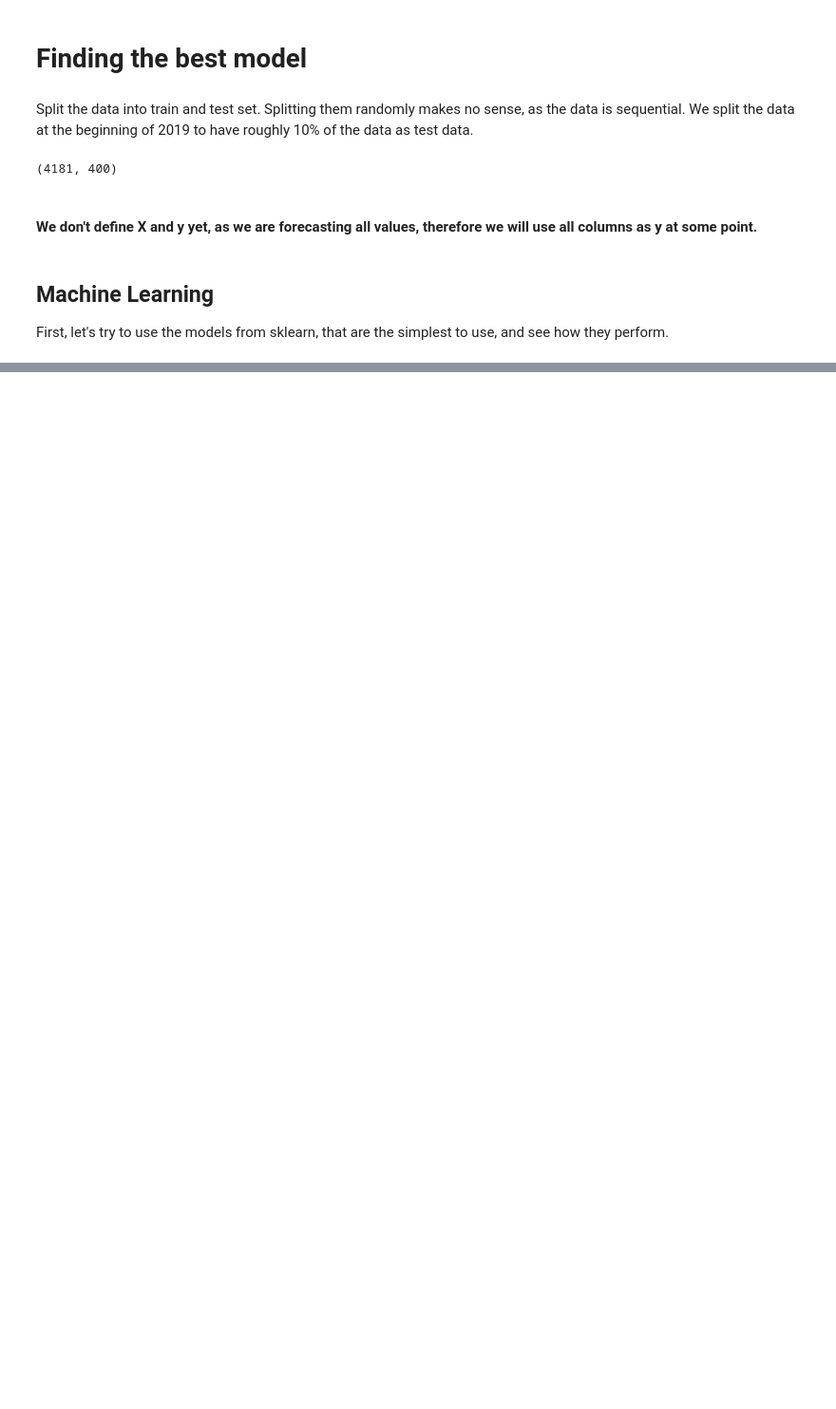
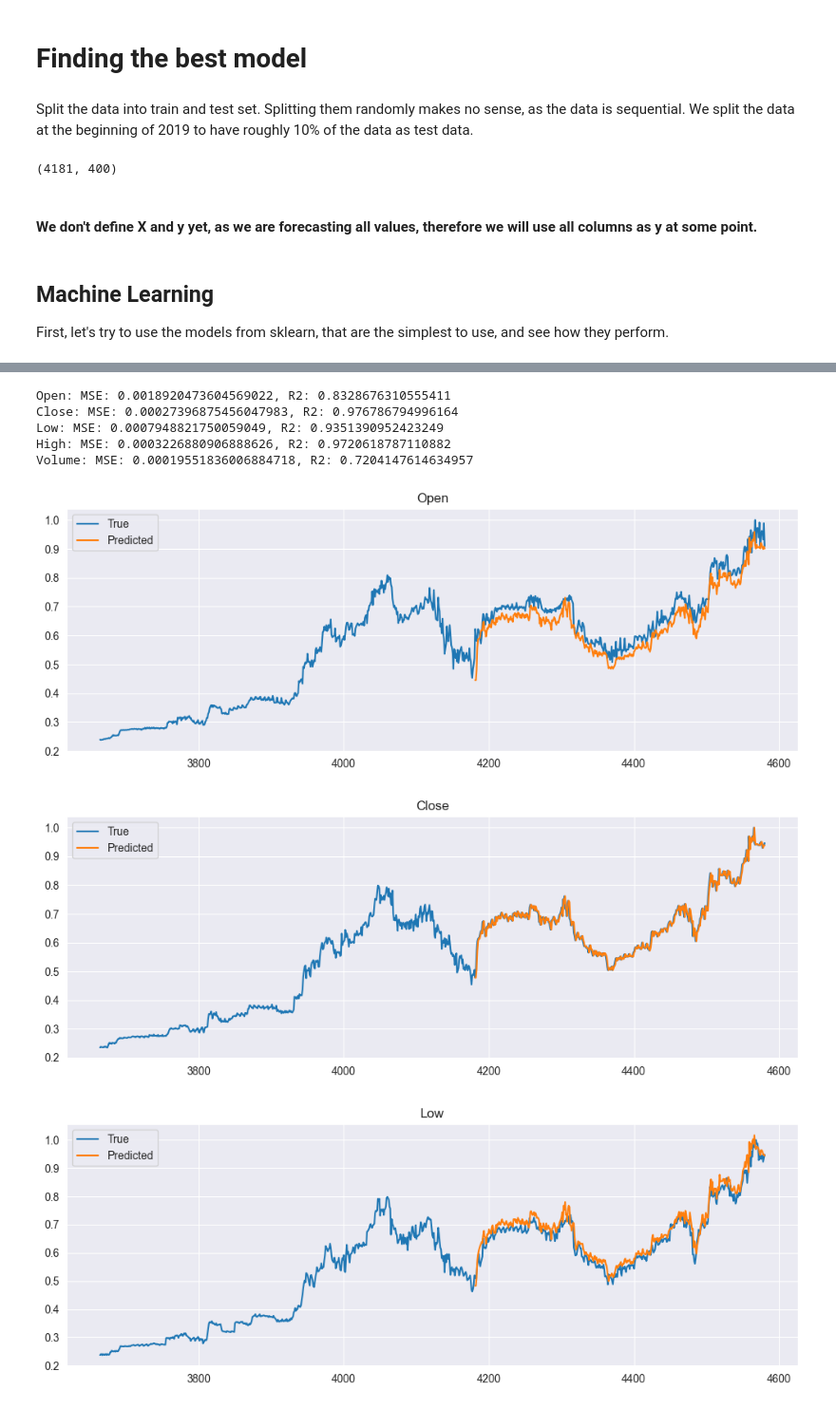
Before and after one commit to MartinH2k3/IAUProject, a Jupyter notebook: forecastM.ipynb, the cells around one changed output, grey strips where cells are left out. Shown at 95% size. Saved outputs shown, nothing was run; the diff lists cells and outputs as text; code cells hidden in the pictures; blank space fills up the shorter version.

```diff
--- a/forecastM.ipynb
+++ b/forecastM.ipynb
@@ -254,2 +343,8 @@ Let's begin with the simplest model as the benchmark, Linear Regression. We won'
 # %%
-regressor_close = LinearRegression()
+lin_reg_pipelines = {
+    "Open": get_best_pipeline(train, "Open", LinearRegression()),
+    "Close": get_best_pipeline(train, "Close", LinearRegression()),
+    "Low": get_best_pipeline(train, "Low", LinearRegression()),
+    "High": get_best_pipeline(train, "High", LinearRegression()),
+    "Volume": get_best_pipeline(train, "Volume", LinearRegression())
+}
@@ -255,0 +363,35 @@ regressor_close = LinearRegression()
+# %%
+lin_reg_results: dict[str, dict] = {}
+for key, pipeline in lin_reg_pipelines.items():
+    predicted_data = pipeline.predict(test)
+    lin_reg_results[key] = {
+        "mse": mean_squared_error(test[key], predicted_data),
+        "r2": r2_score(test[key], predicted_data),
+        "data": predicted_data
+    }
+
+for key, item in lin_reg_results.items():
+    print(f"{key}: MSE: {item['mse']}, R2: {item['r2']}")
+# %% [output]
+Open: MSE: 0.0018920473604569022, R2: 0.8328676310555411
+Close: MSE: 0.00027396875456047983, R2: 0.976786794996164
+Low: MSE: 0.0007948821750059049, R2: 0.9351390952423249
+High: MSE: 0.0003226880906888626, R2: 0.9720618787110882
+Volume: MSE: 0.00019551836006884718, R2: 0.7204147614634957
+# %%
+start_index = int(len(nflx_stock) * 4 // 5)
+total_length = nflx_stock.shape[0]
+pred_padding_length = total_length - len(lin_reg_results["Open"]["data"])
+for col in ["Open", "Close", "Low", "High", "Volume"]:
+    y_pred = lin_reg_results[col]["data"]
+    y_true = nflx_stock[col].iloc[start_index:]
+    plt.figure(figsize=(12, 4))
+    plt.plot(y_true, label="True")
+    plt.plot(range(pred_padding_length, total_length), y_pred, label="Predicted")
+    plt.title(col)
+    plt.legend()
+    plt.show()
+# %% [output]
+[figure, added]
+[figure, added]
+[figure, added]
```
Also changed, not shown: parts of 44 cells of this notebook, 1 other file.
